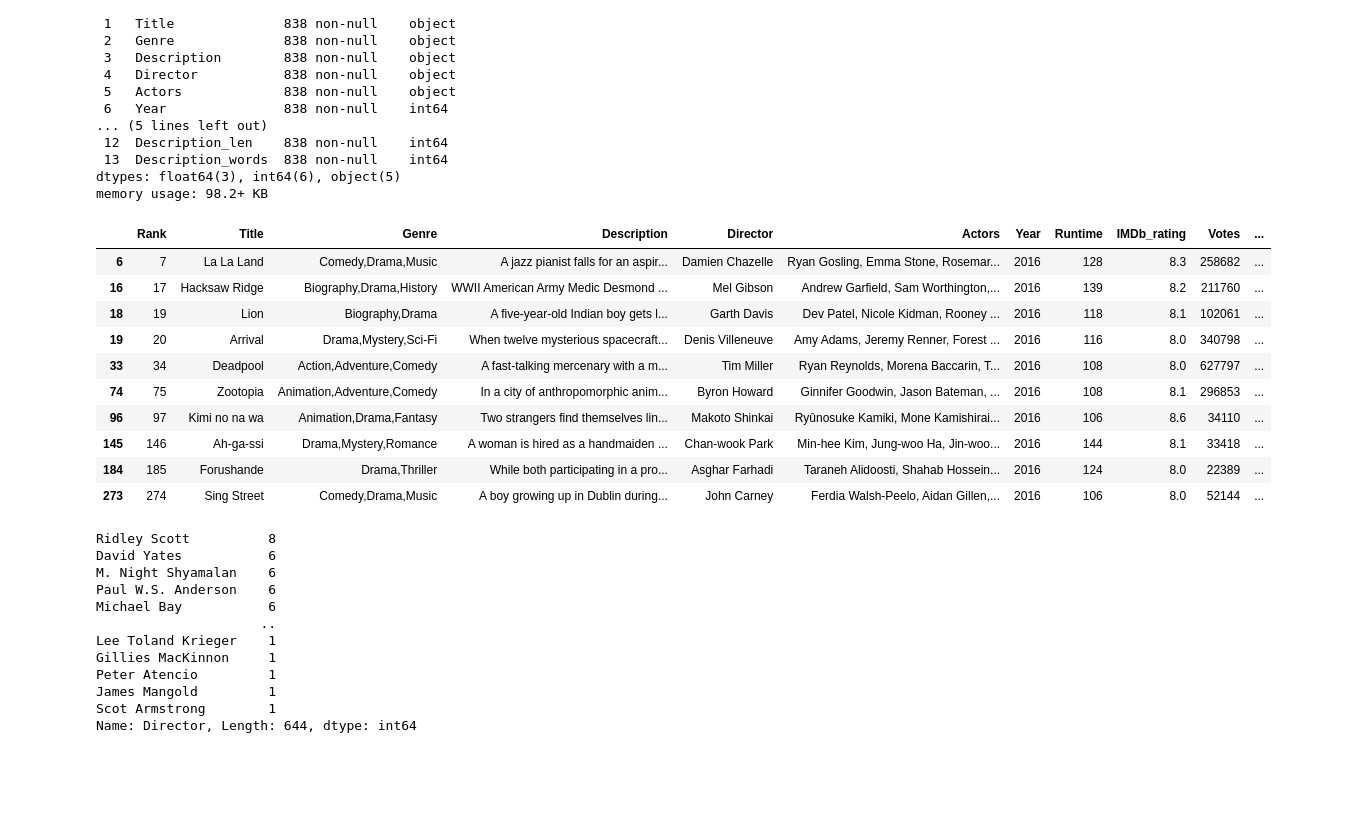
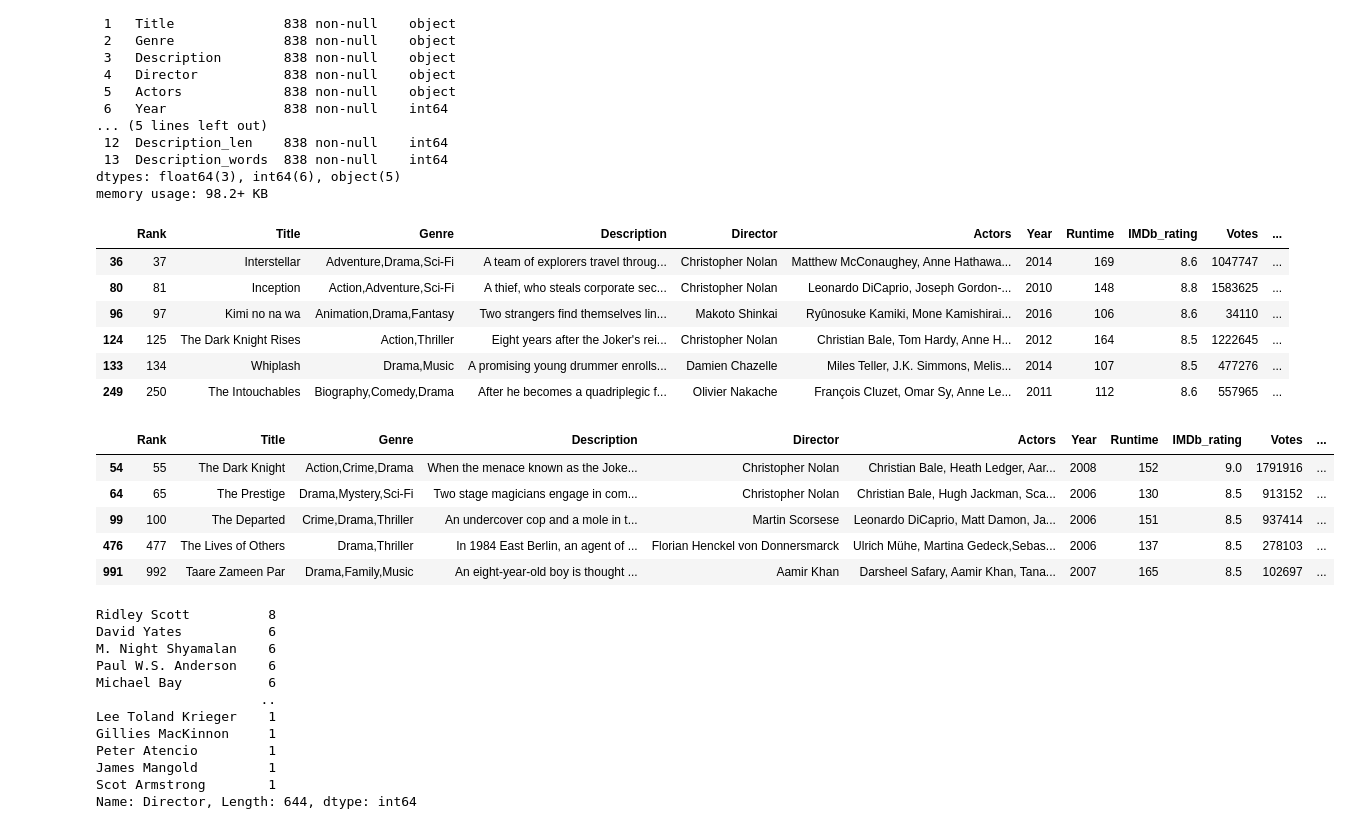
Before and after one commit to Justelei/Python_mokymai, a Jupyter notebook: movies.ipynb, the cells around one changed output. Saved outputs shown, nothing was run; the diff lists cells and outputs as text; code cells hidden in the pictures; blank space fills up the shorter version.

```diff
--- a/movies.ipynb
+++ b/movies.ipynb
@@ -92,20 +92,27 @@ Data columns (total 14 columns):
  13  Description_words  838 non-null    int64
 dtypes: float64(3), int64(6), object(5)
 memory usage: 98.2+ KB
+# %%
+movies[movies['Year'].isin([2010, 2011, 2012, 2013, 2014, 2015, 2016]) & (movies['IMDb_rating'] >= 8.5)]
+#print(movies[(movies['Year'] == 2010) & (movies['IMDb_rating'] >= 8.0)])
+#print(movies[(movies['Year'] == 2006) & (movies['IMDb_rating'] >= 8.0)])
+# %% [output]
+|  | Rank | Title | Genre | Description | Director | Actors | Year | Runtime | IMDb_rating | Votes | ... |
+| 36 | 37 | Interstellar | Adventure,Drama,Sci-Fi | A team of explorers travel throug... | Christopher Nolan | Matthew McConaughey, Anne Hathawa... | 2014 | 169 | 8.6 | 1047747 | ... |
+| 80 | 81 | Inception | Action,Adventure,Sci-Fi | A thief, who steals corporate sec... | Christopher Nolan | Leonardo DiCaprio, Joseph Gordon-... | 2010 | 148 | 8.8 | 1583625 | ... |
+| 96 | 97 | Kimi no na wa | Animation,Drama,Fantasy | Two strangers find themselves lin... | Makoto Shinkai | Ryûnosuke Kamiki, Mone Kamishirai... | 2016 | 106 | 8.6 | 34110 | ... |
+| 124 | 125 | The Dark Knight Rises | Action,Thriller | Eight years after the Joker's rei... | Christopher Nolan | Christian Bale, Tom Hardy, Anne H... | 2012 | 164 | 8.5 | 1222645 | ... |
+| 133 | 134 | Whiplash | Drama,Music | A promising young drummer enrolls... | Damien Chazelle | Miles Teller, J.K. Simmons, Melis... | 2014 | 107 | 8.5 | 477276 | ... |
+| 249 | 250 | The Intouchables | Biography,Comedy,Drama | After he becomes a quadriplegic f... | Olivier Nakache | François Cluzet, Omar Sy, Anne Le... | 2011 | 112 | 8.6 | 557965 | ... |
 # %%
-movies[(movies['Year'] == 2016) & (movies['IMDb_rating'] >= 8.0)]
+movies[movies['Year'].isin([2006, 2007, 2008, 2009]) & (movies['IMDb_rating'] >= 8.5)]
 # %% [output]
 |  | Rank | Title | Genre | Description | Director | Actors | Year | Runtime | IMDb_rating | Votes | ... |
-| 6 | 7 | La La Land | Comedy,Drama,Music | A jazz pianist falls for an aspir... | Damien Chazelle | Ryan Gosling, Emma Stone, Rosemar... | 2016 | 128 | 8.3 | 258682 | ... |
-| 16 | 17 | Hacksaw Ridge | Biography,Drama,History | WWII American Army Medic Desmond ... | Mel Gibson | Andrew Garfield, Sam Worthington,... | 2016 | 139 | 8.2 | 211760 | ... |
-| 18 | 19 | Lion | Biography,Drama | A five-year-old Indian boy gets l... | Garth Davis | Dev Patel, Nicole Kidman, Rooney ... | 2016 | 118 | 8.1 | 102061 | ... |
-| 19 | 20 | Arrival | Drama,Mystery,Sci-Fi | When twelve mysterious spacecraft... | Denis Villeneuve | Amy Adams, Jeremy Renner, Forest ... | 2016 | 116 | 8.0 | 340798 | ... |
-| 33 | 34 | Deadpool | Action,Adventure,Comedy | A fast-talking mercenary with a m... | Tim Miller | Ryan Reynolds, Morena Baccarin, T... | 2016 | 108 | 8.0 | 627797 | ... |
-| 74 | 75 | Zootopia | Animation,Adventure,Comedy | In a city of anthropomorphic anim... | Byron Howard | Ginnifer Goodwin, Jason Bateman, ... | 2016 | 108 | 8.1 | 296853 | ... |
-| 96 | 97 | Kimi no na wa | Animation,Drama,Fantasy | Two strangers find themselves lin... | Makoto Shinkai | Ryûnosuke Kamiki, Mone Kamishirai... | 2016 | 106 | 8.6 | 34110 | ... |
-| 145 | 146 | Ah-ga-ssi | Drama,Mystery,Romance | A woman is hired as a handmaiden ... | Chan-wook Park | Min-hee Kim, Jung-woo Ha, Jin-woo... | 2016 | 144 | 8.1 | 33418 | ... |
-| 184 | 185 | Forushande | Drama,Thriller | While both participating in a pro... | Asghar Farhadi | Taraneh Alidoosti, Shahab Hossein... | 2016 | 124 | 8.0 | 22389 | ... |
-| 273 | 274 | Sing Street | Comedy,Drama,Music | A boy growing up in Dublin during... | John Carney | Ferdia Walsh-Peelo, Aidan Gillen,... | 2016 | 106 | 8.0 | 52144 | ... |
+| 54 | 55 | The Dark Knight | Action,Crime,Drama | When the menace known as the Joke... | Christopher Nolan | Christian Bale, Heath Ledger, Aar... | 2008 | 152 | 9.0 | 1791916 | ... |
+| 64 | 65 | The Prestige | Drama,Mystery,Sci-Fi | Two stage magicians engage in com... | Christopher Nolan | Christian Bale, Hugh Jackman, Sca... | 2006 | 130 | 8.5 | 913152 | ... |
+| 99 | 100 | The Departed | Crime,Drama,Thriller | An undercover cop and a mole in t... | Martin Scorsese | Leonardo DiCaprio, Matt Damon, Ja... | 2006 | 151 | 8.5 | 937414 | ... |
+| 476 | 477 | The Lives of Others | Drama,Thriller | In 1984 East Berlin, an agent of ... | Florian Henckel von Donnersmarck | Ulrich Mühe, Martina Gedeck,Sebas... | 2006 | 137 | 8.5 | 278103 | ... |
+| 991 | 992 | Taare Zameen Par | Drama,Family,Music | An eight-year-old boy is thought ... | Aamir Khan | Darsheel Safary, Aamir Khan, Tana... | 2007 | 165 | 8.5 | 102697 | ... |
 # %%
 print(movies['Director'].value_counts()) # Counting the number that each director appeared in the dataset
 # %% [output]
```
